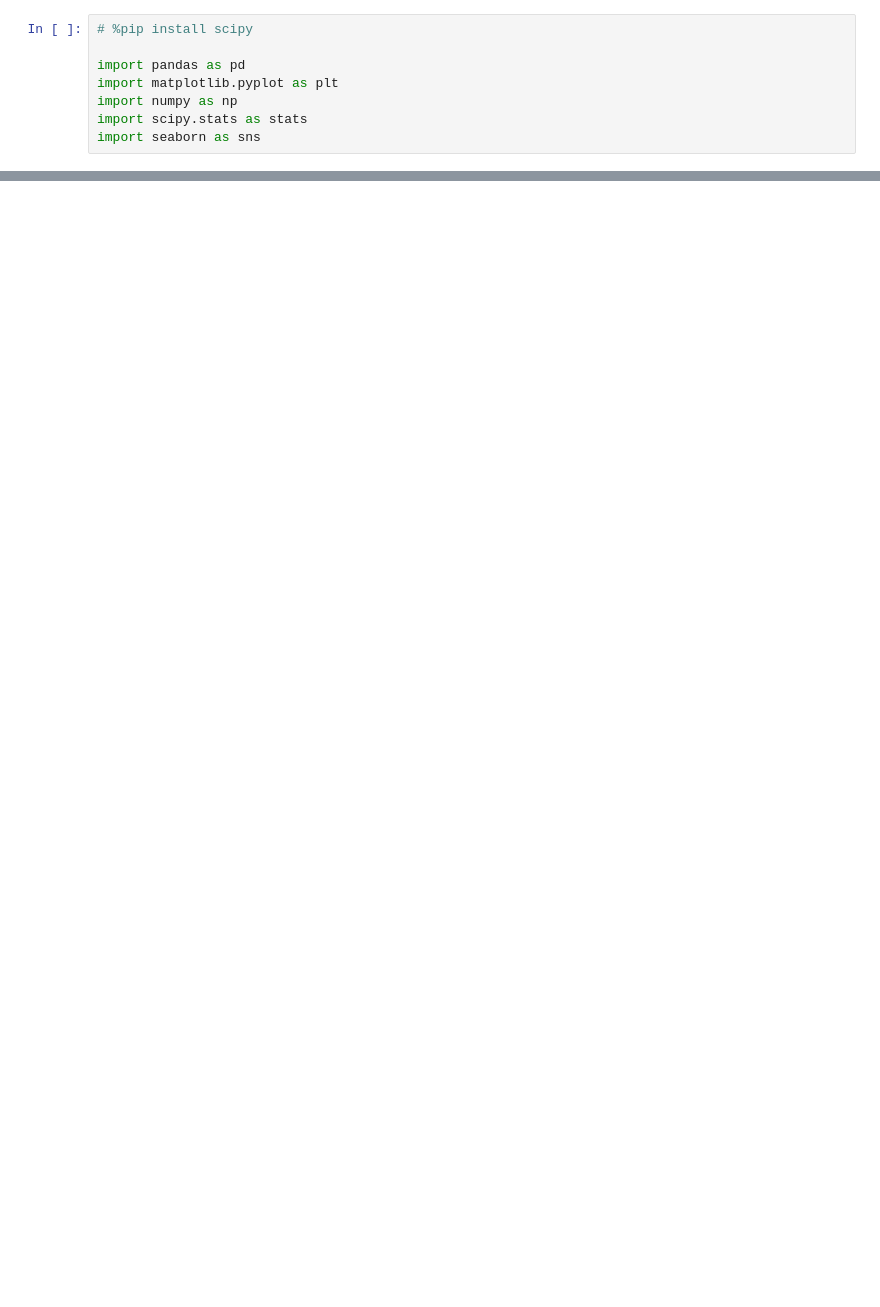
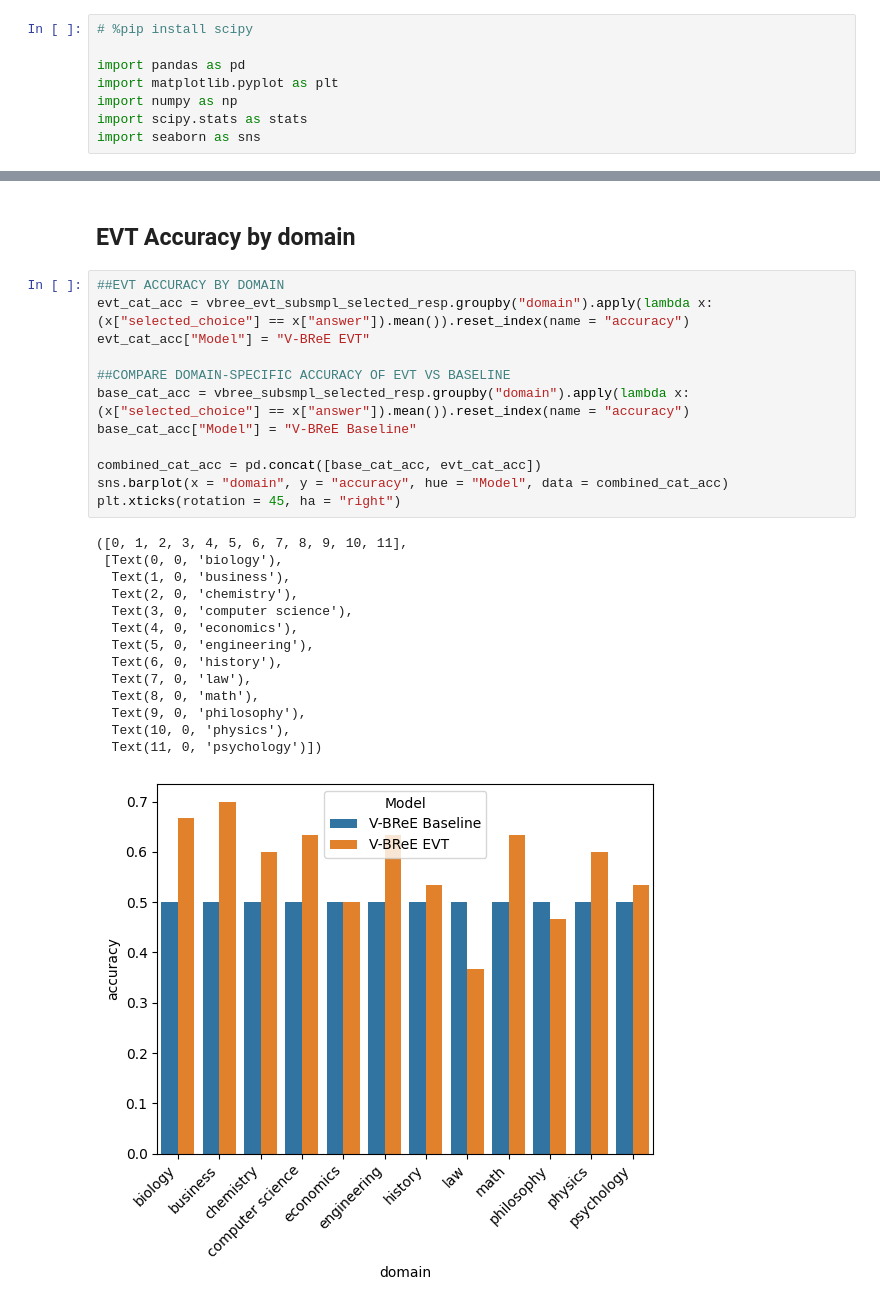
Before and after one commit to JasonIves/V-BReE, a Jupyter notebook: V-BReE_Variance_Threshold_Extension_Analysis.ipynb, the cells around one changed output, grey strips where cells are left out. Saved outputs shown, nothing was run; the diff lists cells and outputs as text; blank space fills up the shorter version.

```diff
--- a/V-BReE_Variance_Threshold_Extension_Analysis.ipynb
+++ b/V-BReE_Variance_Threshold_Extension_Analysis.ipynb
@@ -24,0 +153,29 @@ vt_data_all =
+# %% [markdown]
+## EVT Accuracy by domain
+# %%
+##EVT ACCURACY BY DOMAIN
+evt_cat_acc = vbree_evt_subsmpl_selected_resp.groupby("domain").apply(lambda x: (x["selected_choice"] == x["answer"]).mean()).reset_index(name = "accuracy")
+evt_cat_acc["Model"] = "V-BReE EVT"
+
+##COMPARE DOMAIN-SPECIFIC ACCURACY OF EVT VS BASELINE
+base_cat_acc = vbree_subsmpl_selected_resp.groupby("domain").apply(lambda x: (x["selected_choice"] == x["answer"]).mean()).reset_index(name = "accuracy")
+base_cat_acc["Model"] = "V-BReE Baseline"
+
+combined_cat_acc = pd.concat([base_cat_acc, evt_cat_acc])
+sns.barplot(x = "domain", y = "accuracy", hue = "Model", data = combined_cat_acc)
+plt.xticks(rotation = 45, ha = "right")
+# %% [output]
+([0, 1, 2, 3, 4, 5, 6, 7, 8, 9, 10, 11],
+ [Text(0, 0, 'biology'),
+  Text(1, 0, 'business'),
+  Text(2, 0, 'chemistry'),
+  Text(3, 0, 'computer science'),
+  Text(4, 0, 'economics'),
+  Text(5, 0, 'engineering'),
+  Text(6, 0, 'history'),
+  Text(7, 0, 'law'),
+  Text(8, 0, 'math'),
+  Text(9, 0, 'philosophy'),
+  Text(10, 0, 'physics'),
+  Text(11, 0, 'psychology')])
+[figure, added]
```
Also changed, not shown: parts of 13 cells of this notebook, 3 other files.
